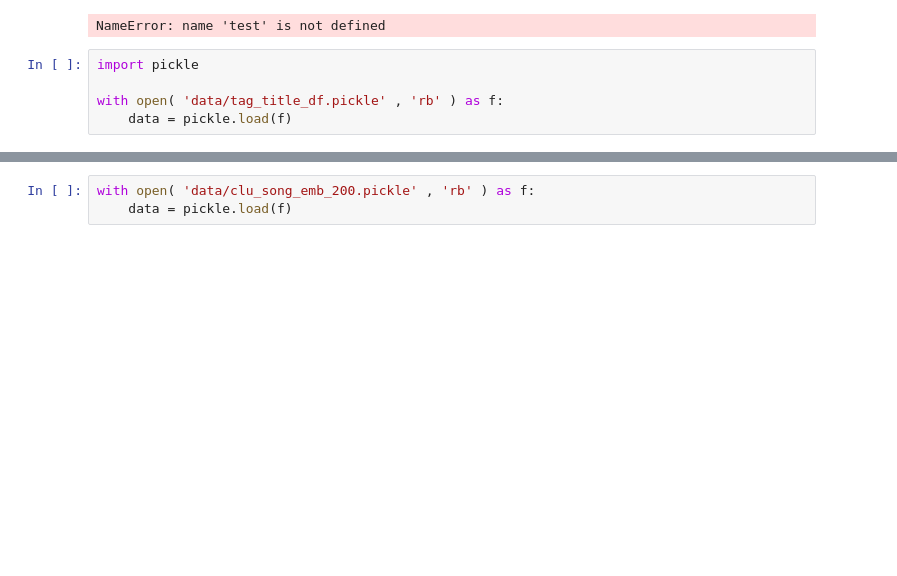
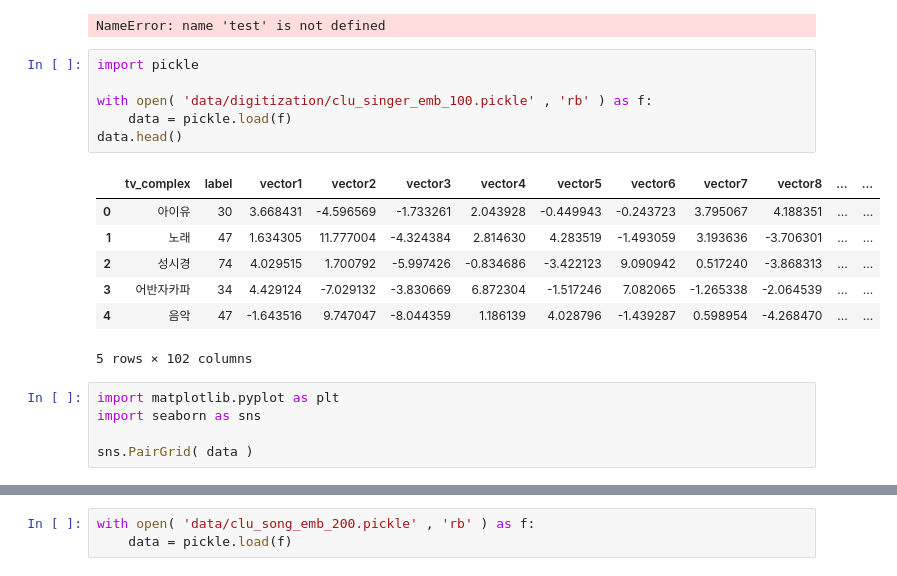
Before and after one commit to joon1230/Melon-Playlist-Continuation, a Jupyter notebook: remake_.ipynb, the cells around one changed output, grey strips where cells are left out. Saved outputs shown, nothing was run; the diff lists cells and outputs as text; blank space fills up the shorter version.

```diff
--- a/remake_.ipynb
+++ b/remake_.ipynb
@@ -124,5 +124,19 @@ NameError: name 'test' is not defined
 # %%
 import pickle
 
-with open( 'data/tag_title_df.pickle' , 'rb' ) as f:
+with open( 'data/digitization/clu_singer_emb_100.pickle' , 'rb' ) as f:
     data = pickle.load(f)
+data.head()
+# %% [output]
+|  | tv_complex | label | vector1 | vector2 | vector3 | vector4 | vector5 | vector6 | vector7 | vector8 | ... | ... |
+| 0 | 아이유 | 30 | 3.668431 | -4.596569 | -1.733261 | 2.043928 | -0.449943 | -0.243723 | 3.795067 | 4.188351 | ... | ... |
+| 1 | 노래 | 47 | 1.634305 | 11.777004 | -4.324384 | 2.814630 | 4.283519 | -1.493059 | 3.193636 | -3.706301 | ... | ... |
+| 2 | 성시경 | 74 | 4.029515 | 1.700792 | -5.997426 | -0.834686 | -3.422123 | 9.090942 | 0.517240 | -3.868313 | ... | ... |
+| 3 | 어반자카파 | 34 | 4.429124 | -7.029132 | -3.830669 | 6.872304 | -1.517246 | 7.082065 | -1.265338 | -2.064539 | ... | ... |
+| 4 | 음악 | 47 | -1.643516 | 9.747047 | -8.044359 | 1.186139 | 4.028796 | -1.439287 | 0.598954 | -4.268470 | ... | ... |
+5 rows × 102 columns
+# %%
+import matplotlib.pyplot as plt
+import seaborn as sns
+
+sns.PairGrid( data )
```
Also changed, not shown: parts of 1 cell of this notebook, 4 other files.
